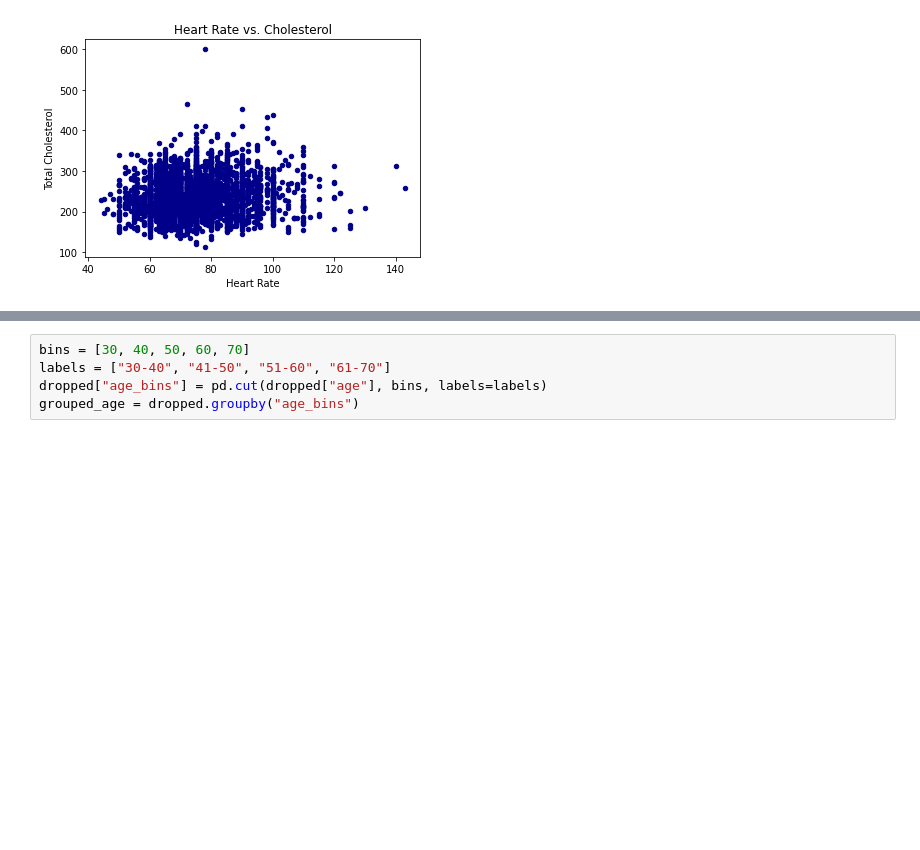
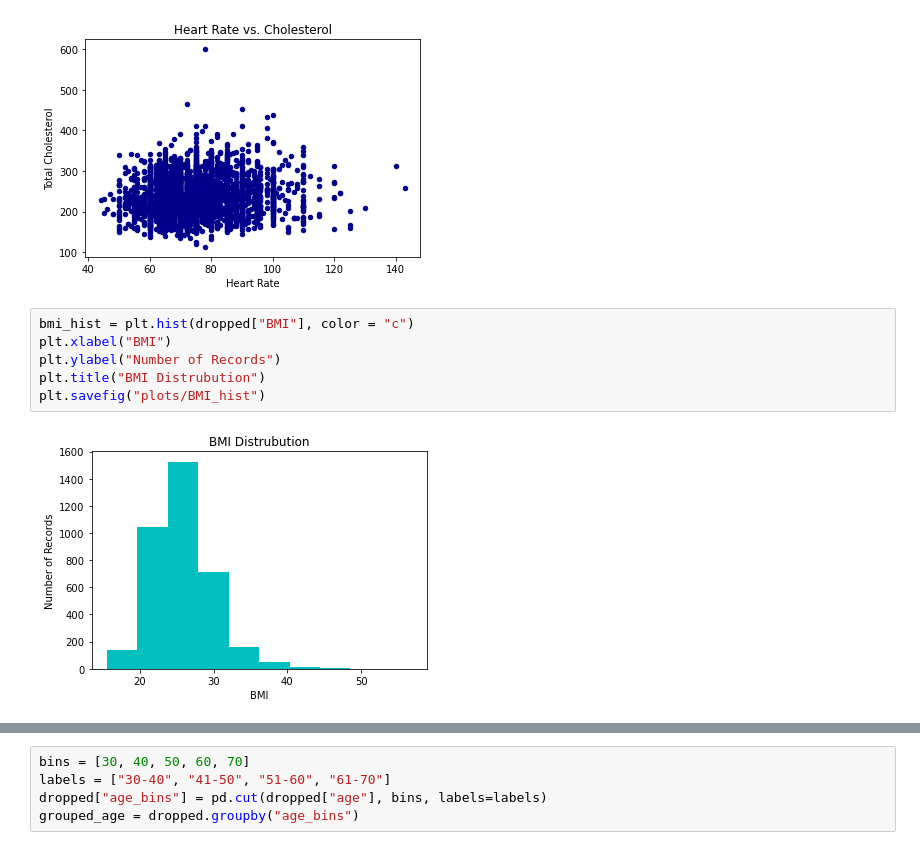
Before and after one commit to elisabethvirak/Coronary_Heart_Disease, a Jupyter notebook: exploratory_plots.ipynb, the cells around one changed output, grey strips where cells are left out. Saved outputs shown, nothing was run; the diff lists cells and outputs as text; blank space fills up the shorter version.

```diff
--- a/exploratory_plots.ipynb
+++ b/exploratory_plots.ipynb
@@ -96,3 +96,11 @@ heart_chol.set_ylabel("Total Cholesterol")
 plt.savefig("plots/Heartrate_Cholesterol")
 # %% [output]
 [figure]
+# %%
+bmi_hist = plt.hist(dropped["BMI"], color = "c")
+plt.xlabel("BMI")
+plt.ylabel("Number of Records")
+plt.title("BMI Distrubution")
+plt.savefig("plots/BMI_hist")
+# %% [output]
+[figure, added]
```
Also changed, not shown: parts of 8 cells of this notebook, 5 other files.
